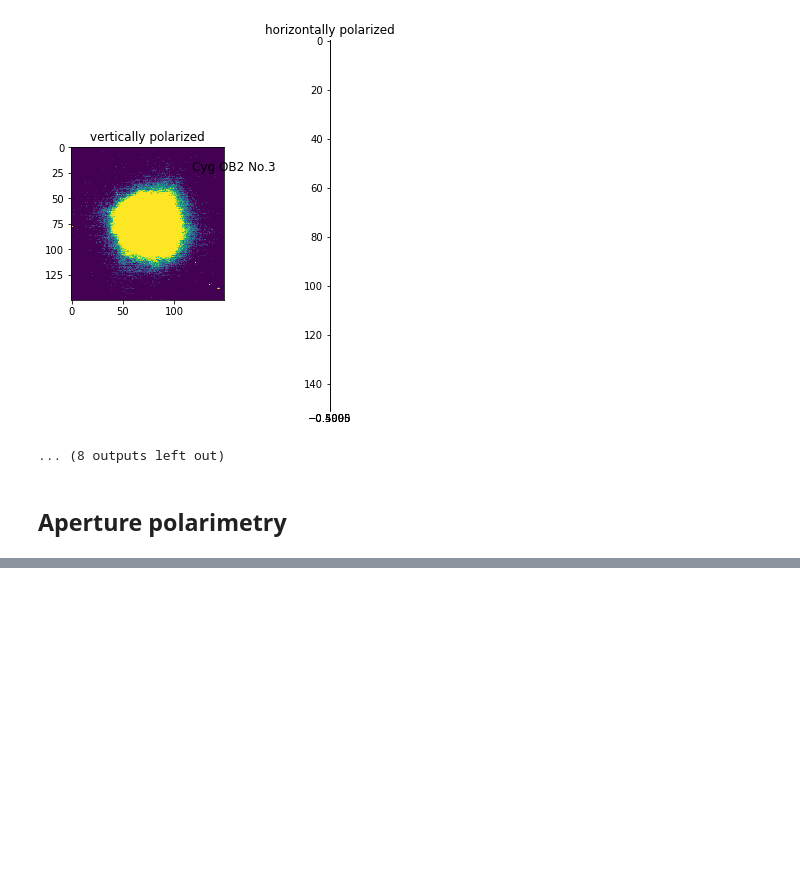
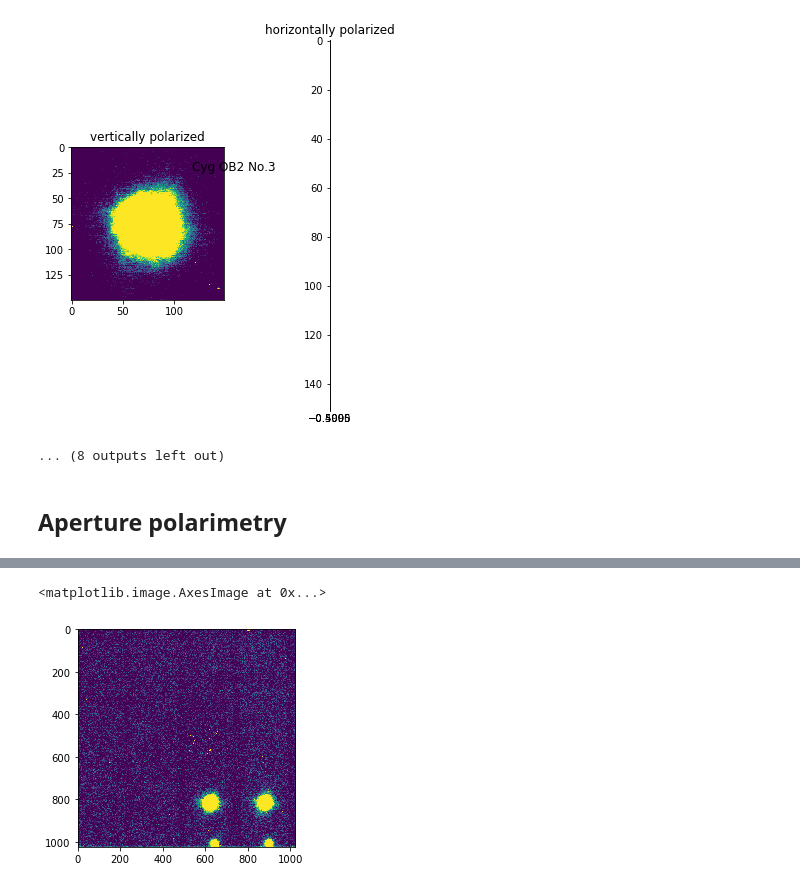
Before and after one commit to jpdeleon/ircs, a Jupyter notebook: notebook/ircs polarimetry.ipynb, the cells around one changed output, grey strips where cells are left out. Drawn from its saved outputs; the diff is of its cells as text; code cells hidden in the pictures; blank space fills up the shorter version.

```diff
--- a/notebook/ircs polarimetry.ipynb
+++ b/notebook/ircs polarimetry.ipynb
@@ -24,6 +24,24 @@ Vizier/simbad: (unavailable) but see [BD+32 3739, HD 331891](http://simbad.u-str
 * J 8.800
 * H 8.775
 * K 8.721
+# %%
+#step 3
+for j in obj:
+    img = pf.open(i)[0].data
+    img /= img_med
+    import pdb; pdb.set_trace()
+    #step 4
+    #masked_frame = img[bpmask]
+    masked_frame = np.ma.array(img, mask=(bpmask == 0))
+    #[(index, row.index(val)) for index, row in enumerate(mymatrix) if val in row]
+
+    #masked_frames.append(masked_frame)
+    #step 5
+
+    sigma_clip(masked_frame, sigma=50, iters=5)
+    imgs_norm.append(masked_frame/np.mean(masked_frame))
+
+imgs_norm_arr = np.asarray(imgs_norm)
 # %% [markdown]
 ## Data Reduction Pipeline
 
@@ -938,0 +989,6 @@ aperture_sum
+# %%
+vmin,vmax=np.median(img),10*np.median(img)
+plt.imshow(img,vmin=vmin,vmax=vmax)
+# %% [output]
+<matplotlib.image.AxesImage at 0x...>
+[figure, added]
```
Also changed, not shown: parts of 19 cells of this notebook, 13 other files.
